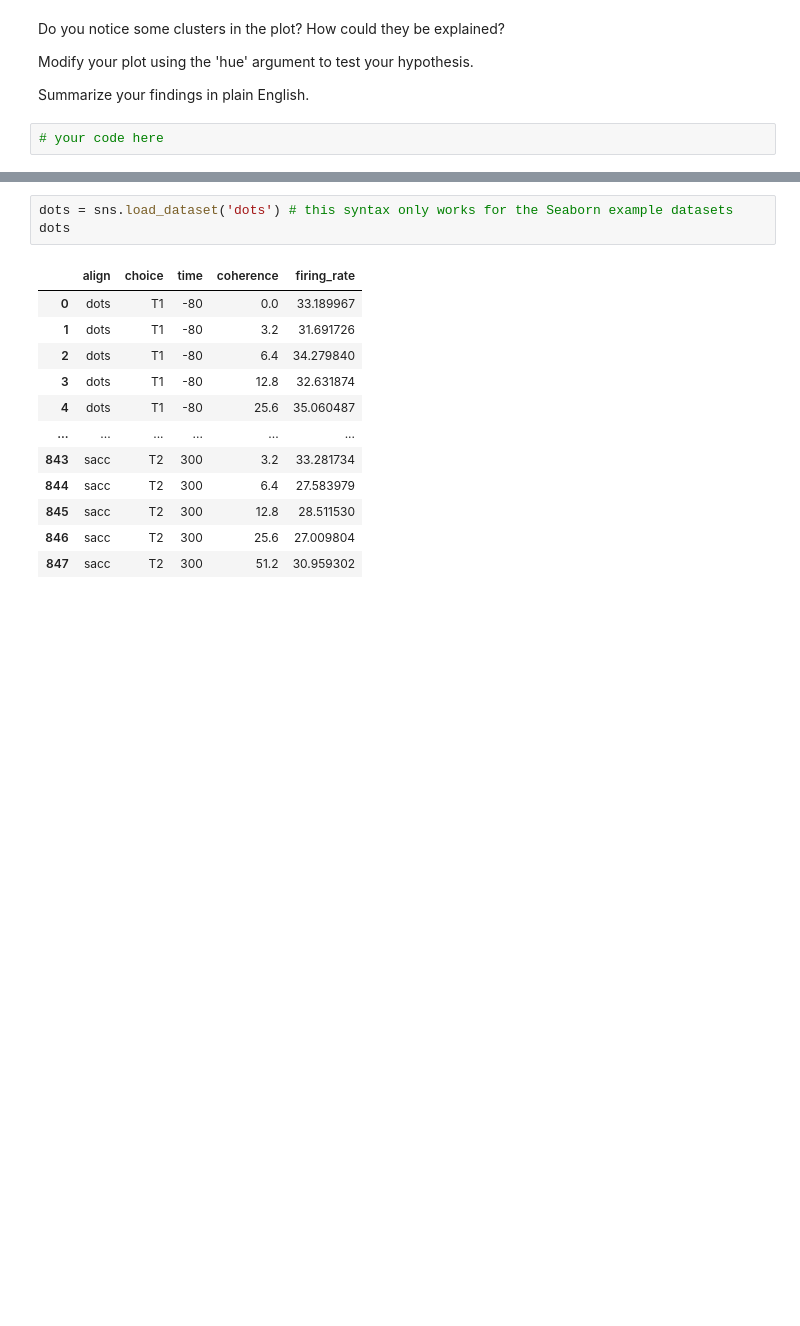
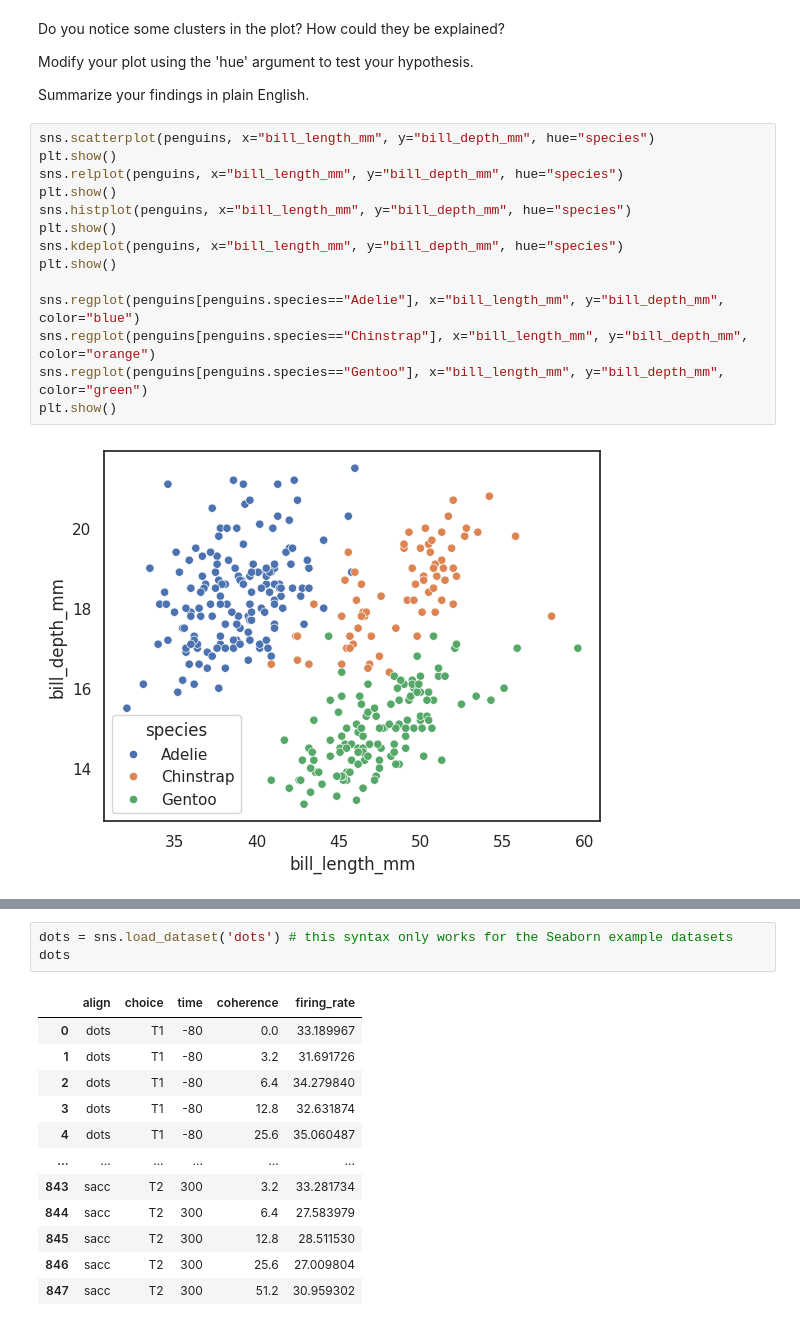
Before and after one commit to Tedodor423/bms-collab-notebooks, a Jupyter notebook: stats/1.2_DataVisualization/1.2.10_TutorialExercises.ipynb, the cells around one changed output, grey strips where cells are left out. Saved outputs shown, nothing was run; the diff lists cells and outputs as text; blank space fills up the shorter version.

```diff
--- a/stats/1.2_DataVisualization/1.2.10_TutorialExercises.ipynb
+++ b/stats/1.2_DataVisualization/1.2.10_TutorialExercises.ipynb
@@ -218,5 +247,19 @@ Do you notice some clusters in the plot? How could they be explained?
 Modify your plot using the 'hue' argument to test your hypothesis.
 
 Summarize your findings in plain English.
-# %%
-# your code here
+# %%
+sns.scatterplot(penguins, x="bill_length_mm", y="bill_depth_mm", hue="species")
+plt.show()
+sns.relplot(penguins, x="bill_length_mm", y="bill_depth_mm", hue="species")
+plt.show()
+sns.histplot(penguins, x="bill_length_mm", y="bill_depth_mm", hue="species")
+plt.show()
+sns.kdeplot(penguins, x="bill_length_mm", y="bill_depth_mm", hue="species")
+plt.show()
+
+sns.regplot(penguins[penguins.species=="Adelie"], x="bill_length_mm", y="bill_depth_mm", color="blue")
+sns.regplot(penguins[penguins.species=="Chinstrap"], x="bill_length_mm", y="bill_depth_mm", color="orange")
+sns.regplot(penguins[penguins.species=="Gentoo"], x="bill_length_mm", y="bill_depth_mm", color="green")
+plt.show()
+# %% [output]
+[figure, added]
```
Also changed, not shown: parts of 20 cells of this notebook.
